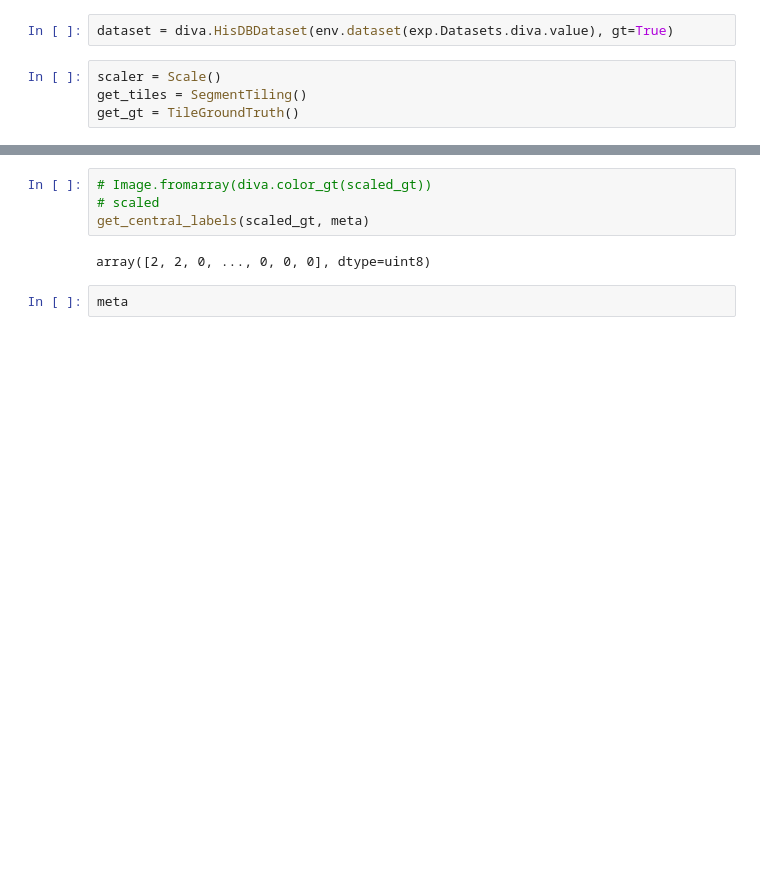
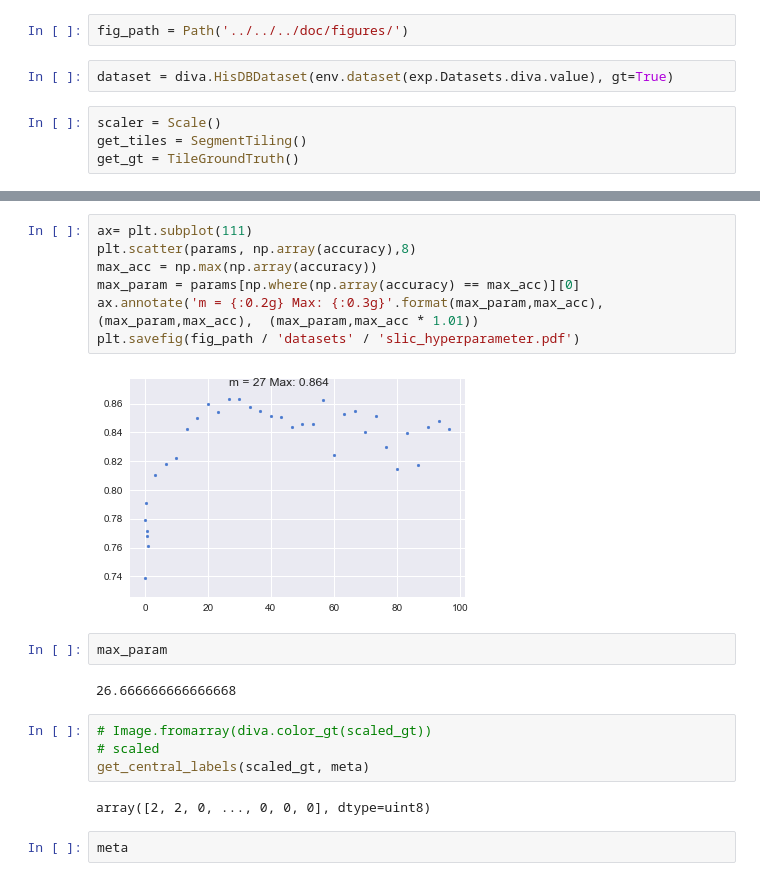
Before and after one commit to kaphka/imi-master-thesis, a Jupyter notebook: notebooks/experiments/ChenConvolutionalNeuralNetworks2017/find_slic_param.ipynb, the cells around one changed output, grey strips where cells are left out. Saved outputs shown, nothing was run; the diff lists cells and outputs as text; blank space fills up the shorter version.

Commit message:
slic parameter

```diff
--- a/notebooks/experiments/ChenConvolutionalNeuralNetworks2017/find_slic_param.ipynb
+++ b/notebooks/experiments/ChenConvolutionalNeuralNetworks2017/find_slic_param.ipynb
@@ -32,3 +36,5 @@ The autoreload extension is already loaded. To reload it, use:
+# %%
+fig_path = Path('../../../doc/figures/')
 # %%
 dataset = diva.HisDBDataset(env.dataset(exp.Datasets.diva.value), gt=True)
 # %%
@@ -56,3 +112,16 @@ tiles_gt, _ = get_tiles(np.array(scaled_gt), spixel)
+# %%
+ax= plt.subplot(111)
+plt.scatter(params, np.array(accuracy),8)
+max_acc = np.max(np.array(accuracy))
+max_param = params[np.where(np.array(accuracy) == max_acc)][0]
+ax.annotate('m = {:0.2g} Max: {:0.3g}'.format(max_param,max_acc), (max_param,max_acc),  (max_param,max_acc * 1.01))
+plt.savefig(fig_path / 'datasets' / 'slic_hyperparameter.pdf')
+# %% [output]
+[figure, added]
+# %%
+max_param
+# %% [output]
+26.666666666666668
 # %%
 # Image.fromarray(diva.color_gt(scaled_gt))
 # scaled
```
Also changed, not shown: parts of 14 cells of this notebook, 4 other files.
